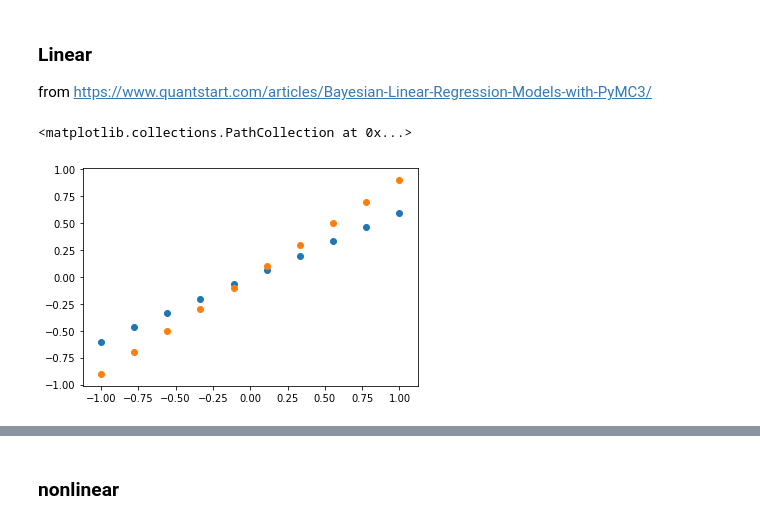
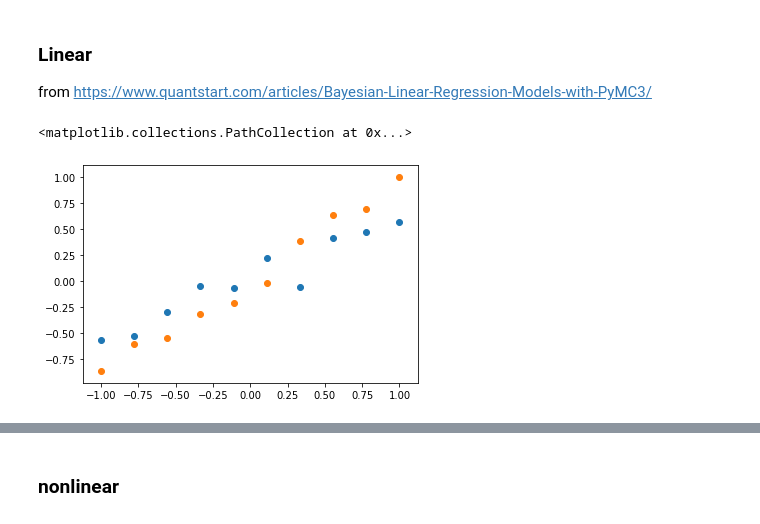
Before and after one commit to wooohoooo/thompson_sampling, a Jupyter notebook: 02_models.ipynb, the cells around one changed output, grey strips where cells are left out. Cells and saved outputs as stored; diff of their text form; code cells hidden in the pictures.

```diff
--- a/02_models.ipynb
+++ b/02_models.ipynb
@@ -243,10 +307,11 @@ def glm_mcmc_inference(data, iterations=5000):
 # %%
 X = np.linspace(-1,1, 10)
-y0 = [contextual_numerical_bandit(x,0,theta,0.0) for x in X]
-y1 = [contextual_numerical_bandit(x,1,theta,0.0) for x in X]
+X = np.atleast_2d(X).T
+y0 = [contextual_numerical_bandit(x,0,theta,0.1) for x in X]
+y1 = [contextual_numerical_bandit(x,1,theta,0.1) for x in X]
 
-plt.scatter(X,y1)
-plt.scatter(X,y0)
+plt.scatter(X.squeeze(),y1)
+plt.scatter(X.squeeze(),y0)
 # %% [output]
 <matplotlib.collections.PathCollection at 0x...>
-[figure, old version]
+[figure, new version]
```
Also changed, not shown: parts of 19 cells of this notebook, 4 other files.
